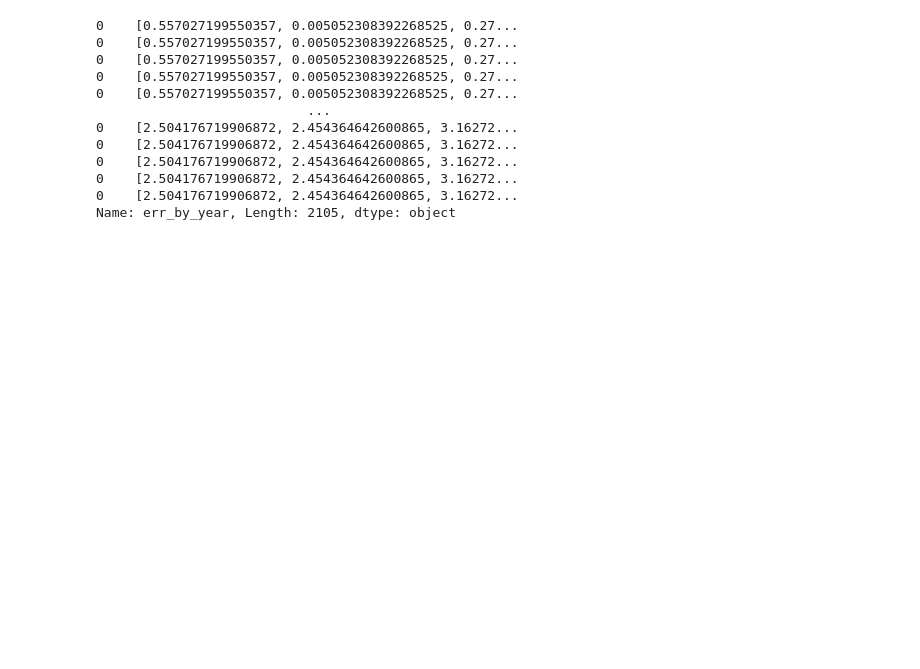
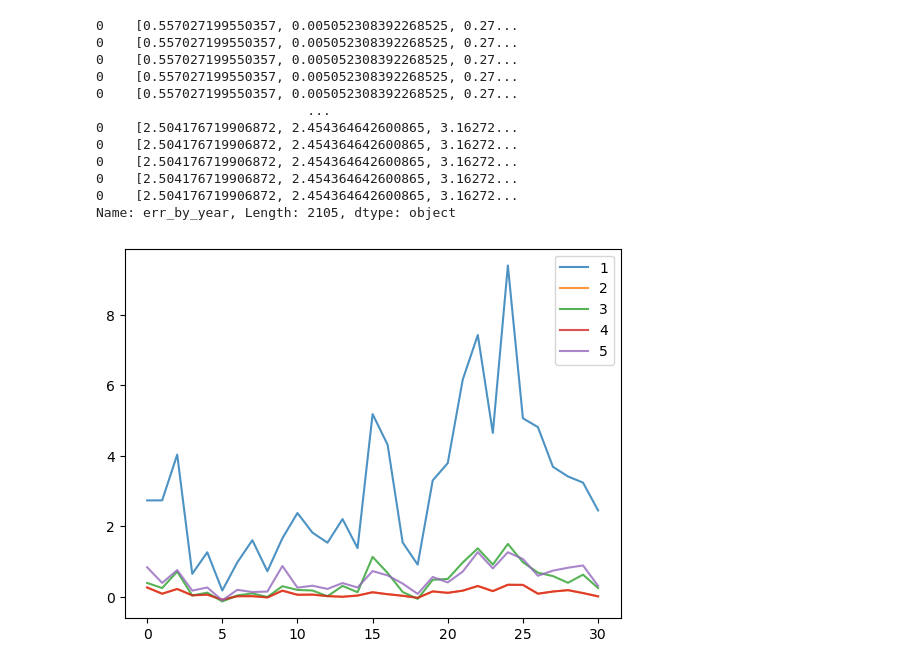
Before and after one commit to bair-climate-initiative/fate-of-snotels, a Jupyter notebook: nbs/models-marianne.ipynb, the cells around one changed output. Drawn from its saved outputs; the diff is of its cells as text; code cells hidden in the pictures; blank space fills up the shorter version.

```diff
--- a/nbs/models-marianne.ipynb
+++ b/nbs/models-marianne.ipynb
@@ -173,14 +193,16 @@ Name: err_by_year, Length: 2105, dtype: object
 # %%
 # by model
 fig,ax=plt.subplots()
 for mod in np.unique(outs_df.model):
     ls = []
     for n in range(1,max(outs_df.num_preds)):
         data = outs_df[(outs_df.model == mod) & (outs_df.num_preds == n)]
         ls.append(np.mean(np.array(data['err_by_year'].tolist()),axis=0))
-    ax.plot(years, np.mean(np.array(ls), axis = 0), alpha =0.8, label = mod)
+    ax.plot(np.mean(np.array(ls), axis = 0), alpha =0.8, label = mod)
 ax.legend()
 plt.show()
+# %% [output]
+[figure, added]
 # %%
 # by number of predictors
 fig,ax=plt.subplots()
```
Also changed, not shown: parts of 9 cells of this notebook, 41 other files.
